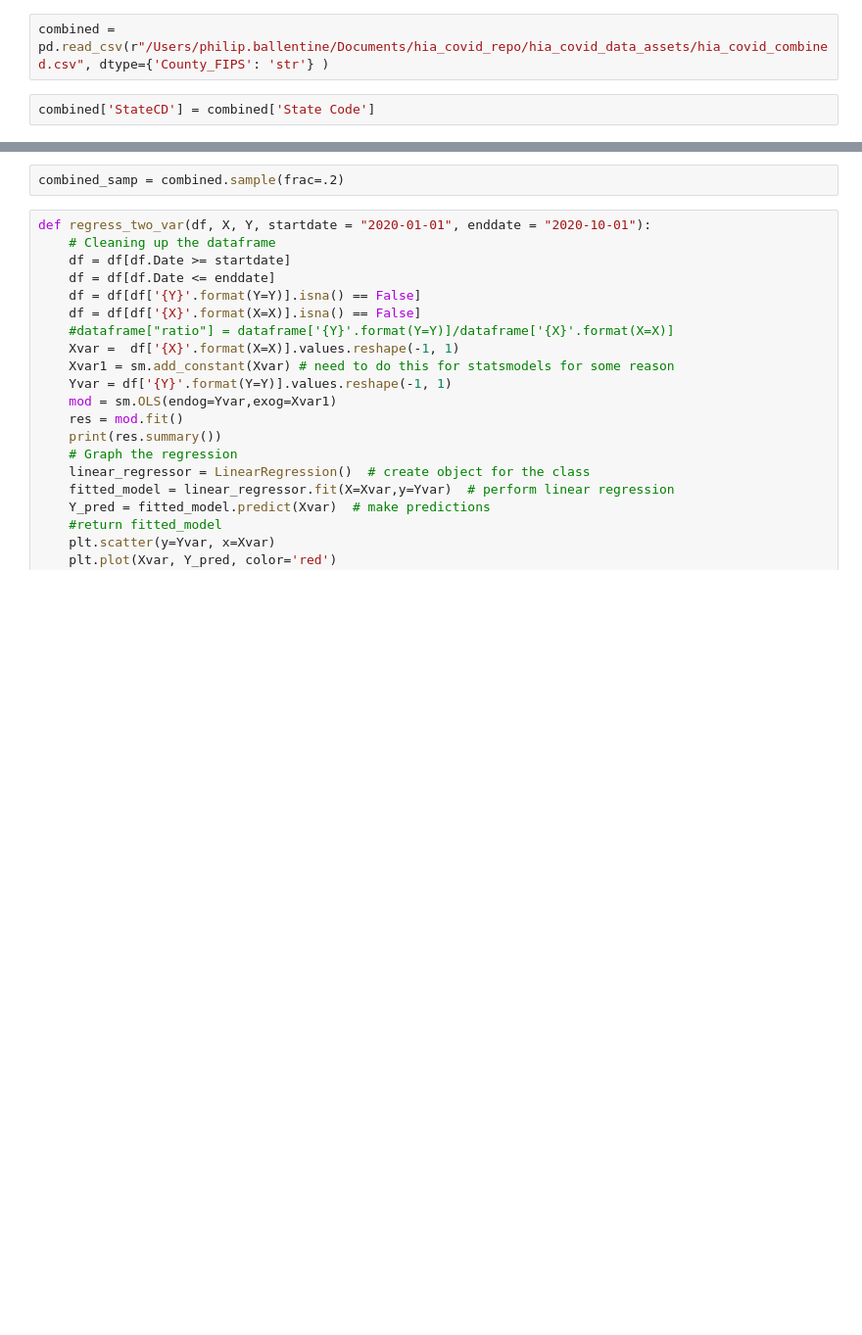
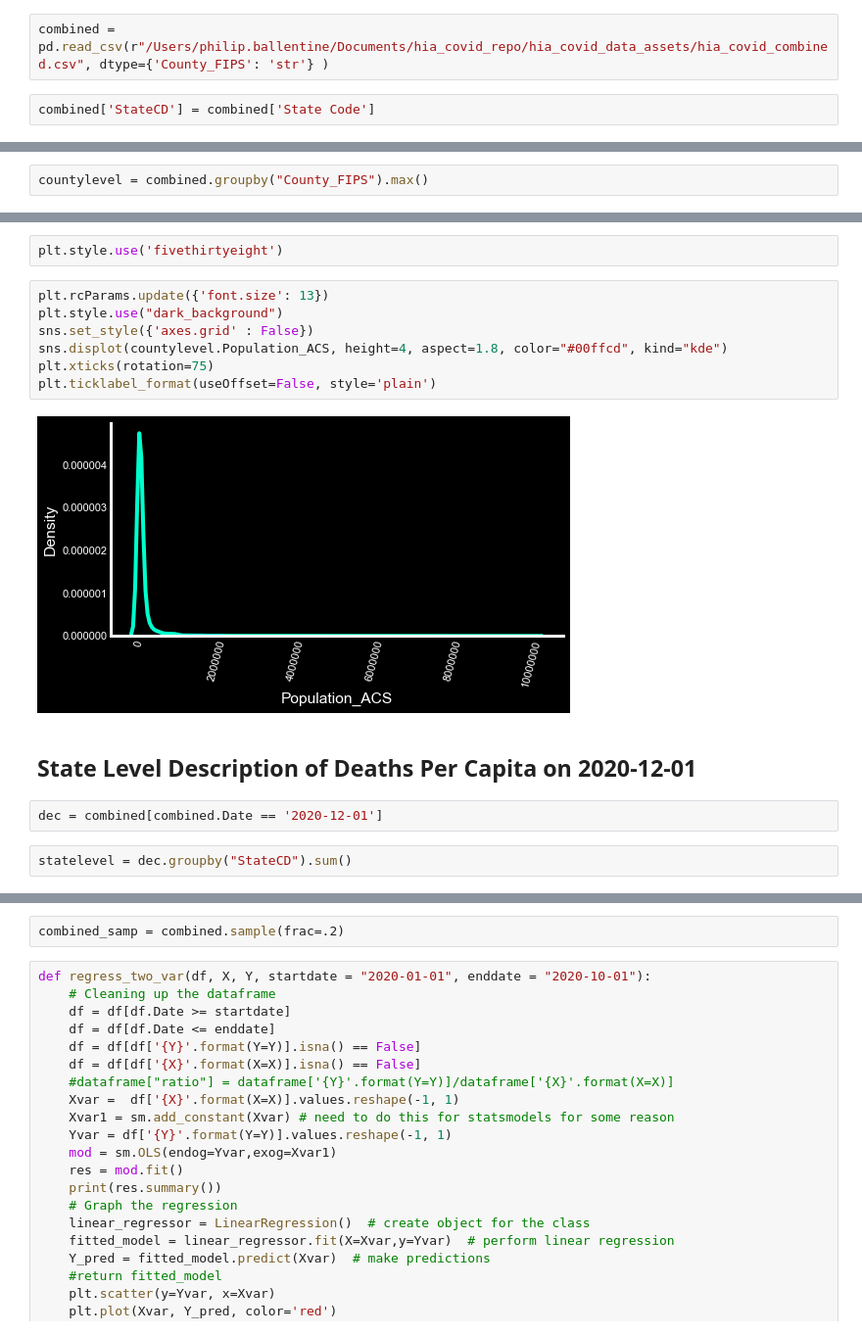
Before and after one commit to pballent/hia-covid, a Jupyter notebook: hia_covid_python_exploration/Google_Mob_COVID_Scratchpad.ipynb, the cells around one changed output, grey strips where cells are left out. Shown at 98% size. Cells and saved outputs as stored; diff of their text form; blank space fills up the shorter version.

```diff
--- a/hia_covid_python_exploration/Google_Mob_COVID_Scratchpad.ipynb
+++ b/hia_covid_python_exploration/Google_Mob_COVID_Scratchpad.ipynb
@@ -19,0 +32,2 @@ combined['StateCD'] = combined['State Code']
+# %%
+countylevel = combined.groupby("County_FIPS").max()
@@ -19,0 +46,17 @@ combined['StateCD'] = combined['State Code']
+# %%
+plt.style.use('fivethirtyeight')
+# %%
+plt.rcParams.update({'font.size': 13})
+plt.style.use("dark_background")
+sns.set_style({'axes.grid' : False})
+sns.displot(countylevel.Population_ACS, height=4, aspect=1.8, color="#00ffcd", kind="kde")
+plt.xticks(rotation=75)
+plt.ticklabel_format(useOffset=False, style='plain')
+# %% [output]
+[figure, added]
+# %% [markdown]
+## State Level Description of Deaths Per Capita on 2020-12-01
+# %%
+dec = combined[combined.Date == '2020-12-01']
+# %%
+statelevel = dec.groupby("StateCD").sum()
```
Also changed, not shown: parts of 13 cells of this notebook, 4 other files.
